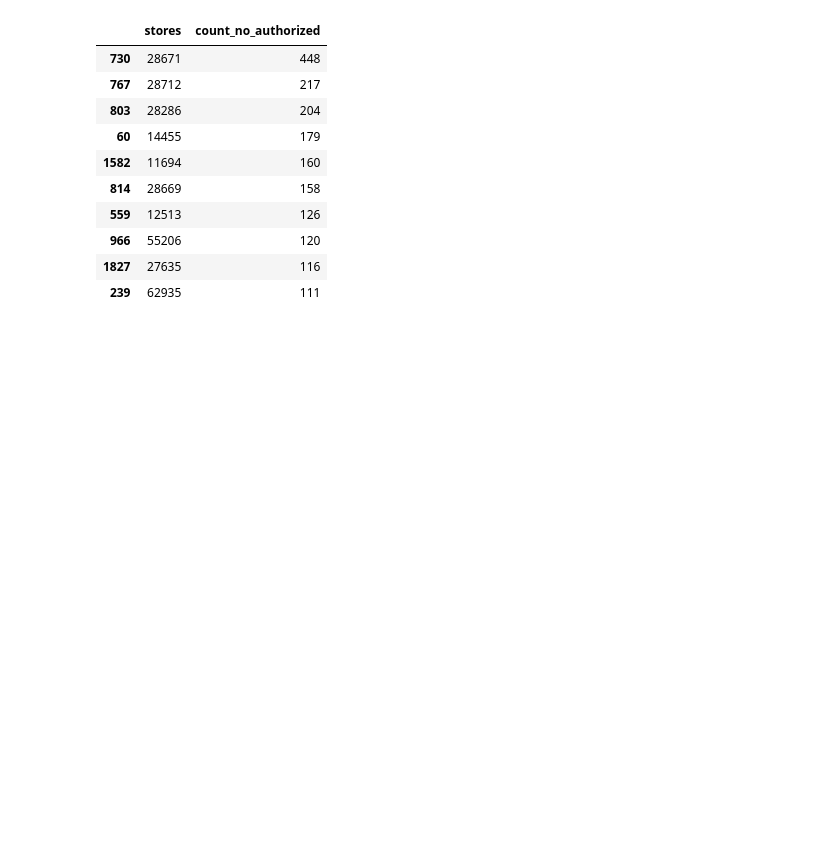
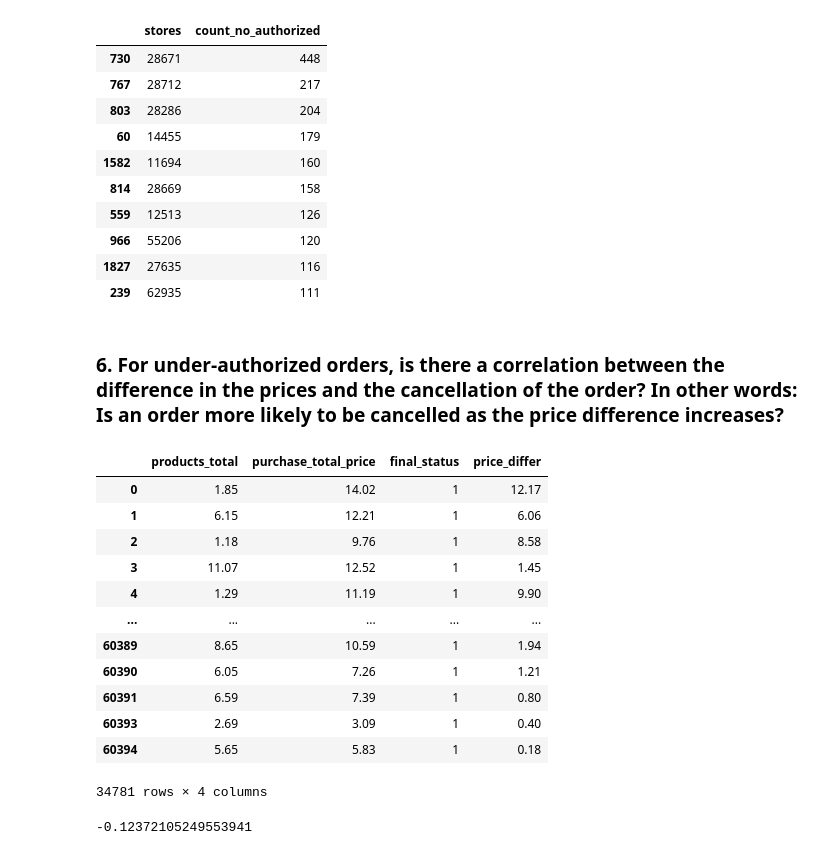
Before and after one commit to Project-Ironhack-Delivery/project-3-ironhack-delivery-es, a Jupyter notebook: EDA_fake_orders.ipynb, the cells around one changed output. Saved outputs shown, nothing was run; the diff lists cells and outputs as text; code cells hidden in the pictures; blank space fills up the shorter version.

```diff
--- a/EDA_fake_orders.ipynb
+++ b/EDA_fake_orders.ipynb
@@ -216,3 +216,44 @@ df_under_auth.sort_values("count_no_authorized", ascending=False).head(10)
 | 966 | 55206 | 120 |
 | 1827 | 27635 | 116 |
 | 239 | 62935 | 111 |
+# %% [markdown]
+### 6. For under-authorized orders, is there a correlation between the difference in the prices and the cancellation of the order? In other words: Is an order more likely to be cancelled as the price difference increases?
+# %%
+# extract columns of products_total, purchase_total_price and final_status
+filter_3 = df["authorized_or_not"] == "under_authorized"
+df_extract = df.loc[filter_3, ["products_total", "purchase_total_price", "final_status"]]
+
+# add a new column of price diffference
+df_extract["price_differ"] = df_extract["purchase_total_price"] - df["products_total"]
+
+# assign alias for final_status: DeliveredStatus-1, CanceledStatus-0
+alias = {"DeliveredStatus": 1, "CanceledStatus": 0}
+
+df_extract["final_status"] = df_extract["final_status"].map(alias)
+
+df_extract
+# %% [output]
+|  | products_total | purchase_total_price | final_status | price_differ |
+| 0 | 1.85 | 14.02 | 1 | 12.17 |
+| 1 | 6.15 | 12.21 | 1 | 6.06 |
+| 2 | 1.18 | 9.76 | 1 | 8.58 |
+| 3 | 11.07 | 12.52 | 1 | 1.45 |
+| 4 | 1.29 | 11.19 | 1 | 9.90 |
+| ... | ... | ... | ... | ... |
+| 60389 | 8.65 | 10.59 | 1 | 1.94 |
+| 60390 | 6.05 | 7.26 | 1 | 1.21 |
+| 60391 | 6.59 | 7.39 | 1 | 0.80 |
+| 60393 | 2.69 | 3.09 | 1 | 0.40 |
+| 60394 | 5.65 | 5.83 | 1 | 0.18 |
+34781 rows × 4 columns
+# %%
+# check if there are null value
+df_extract["final_status"].isnull().sum()
+
+
+# calculate correlation between column "final_status" = CanceledStatus and "price_differ"
+# print(df_extract["price_differ"]).corr(df_extract["final_status"])
+correlation = df_extract["price_differ"].corr(df_extract["final_status"])
+correlation
+# %% [output]
+-0.12372105249553941
```
